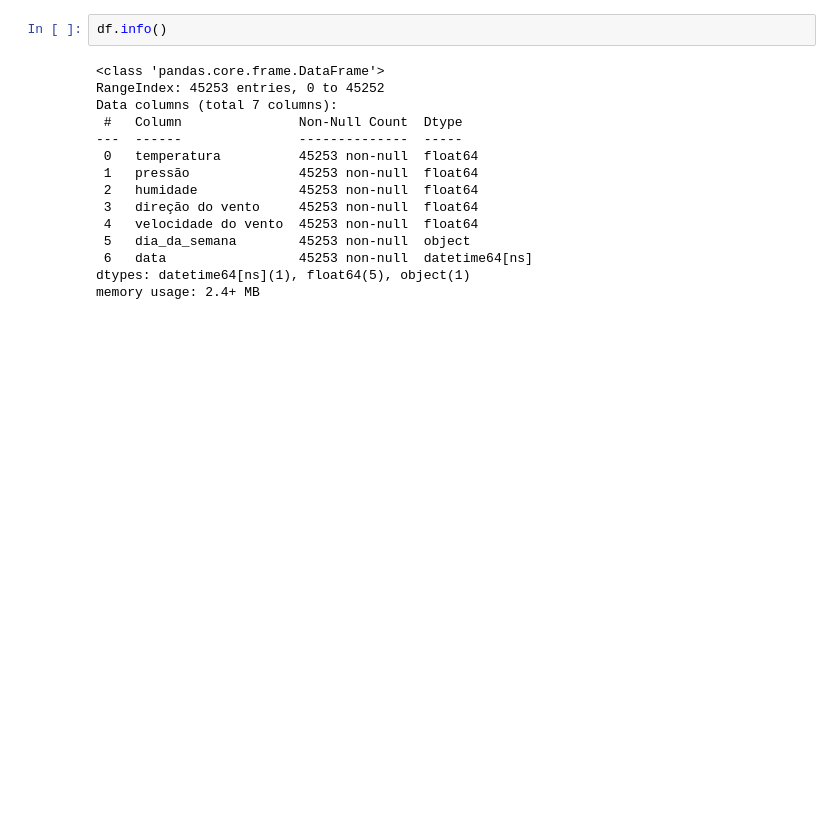
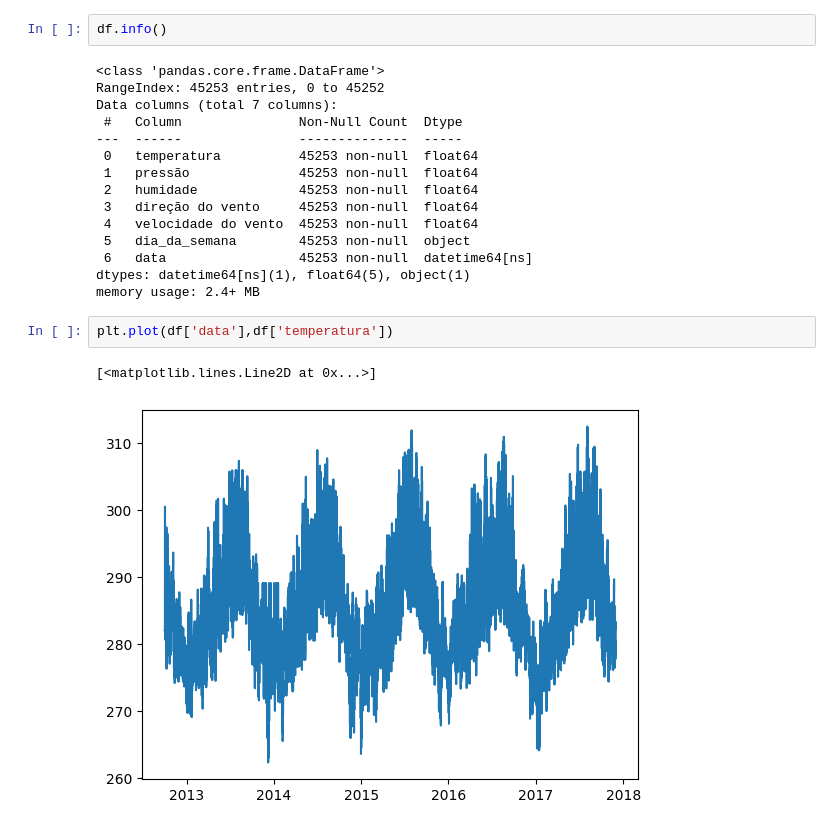
Before and after one commit to danil0m4cr1/IABD, a Jupyter notebook: Aula 4/codigo.ipynb, the cells around one changed output. Cells and saved outputs as stored; diff of their text form; blank space fills up the shorter version.

```diff
--- a/Aula 4/codigo.ipynb
+++ b/Aula 4/codigo.ipynb
@@ -59,3 +59,8 @@ Data columns (total 7 columns):
  6   data                 45253 non-null  datetime64[ns]
 dtypes: datetime64[ns](1), float64(5), object(1)
 memory usage: 2.4+ MB
+# %%
+plt.plot(df['data'],df['temperatura'])
+# %% [output]
+[<matplotlib.lines.Line2D at 0x...>]
+[figure, added]
```
Also changed, not shown: parts of 1 cell of this notebook.
